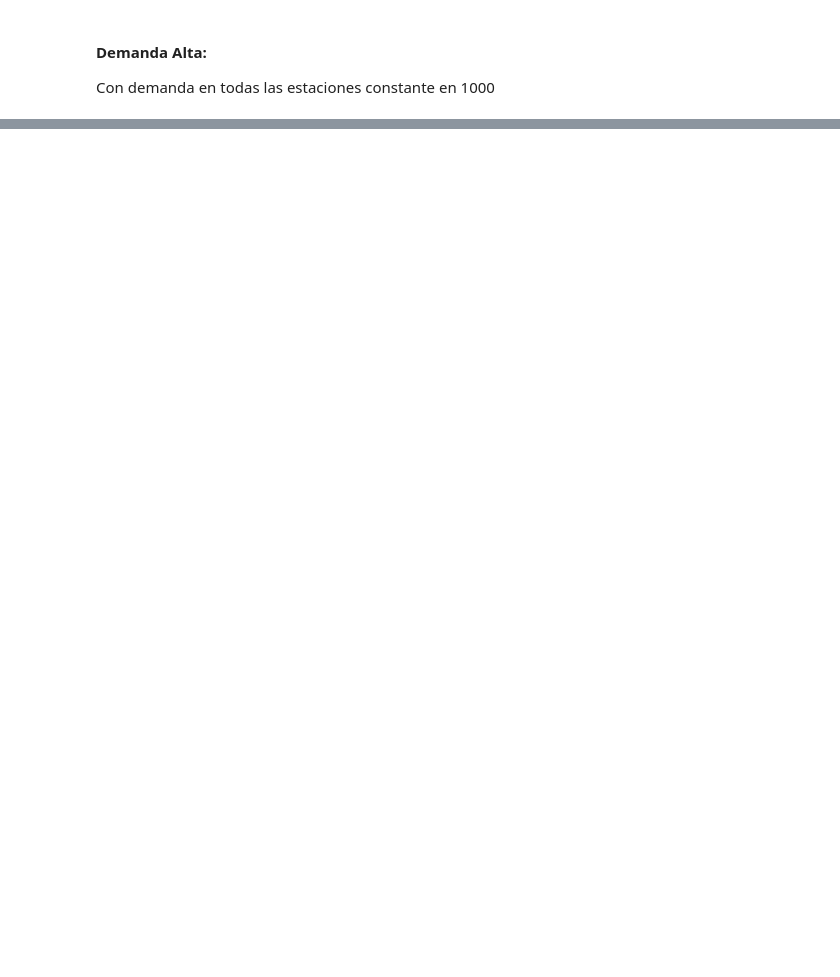
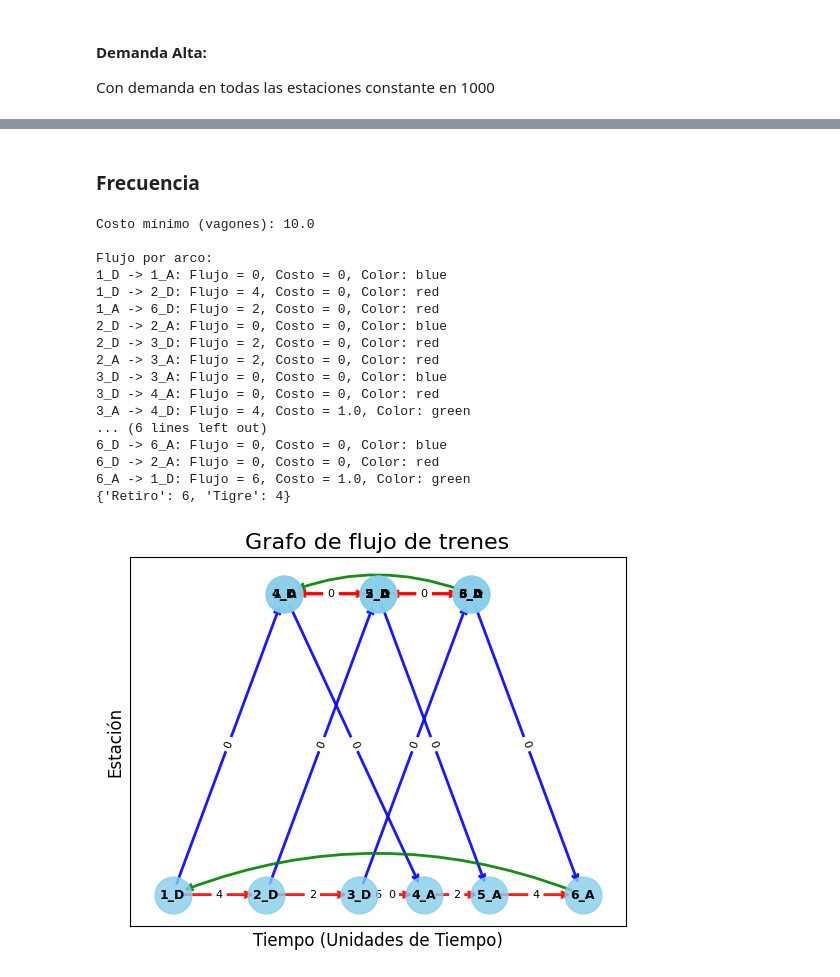
Before and after one commit to olinicholson/tp2_td5, a Jupyter notebook: src/main.ipynb, the cells around one changed output, grey strips where cells are left out. Cells and saved outputs as stored; diff of their text form; code cells hidden in the pictures; blank space fills up the shorter version.

```diff
--- a/src/main.ipynb
+++ b/src/main.ipynb
@@ -402,0 +444,24 @@ Flujo por arco:
+# %% [markdown]
+### Frecuencia
+# %%
+path = [r"../instances/experimentacion/frecuencia/costo_30.json"]
+circulacion(path, True)
+# %% [output]
+Costo mínimo (vagones): 10.0
+
+Flujo por arco:
+1_D -> 1_A: Flujo = 0, Costo = 0, Color: blue
+1_D -> 2_D: Flujo = 4, Costo = 0, Color: red
+1_A -> 6_D: Flujo = 2, Costo = 0, Color: red
+2_D -> 2_A: Flujo = 0, Costo = 0, Color: blue
+2_D -> 3_D: Flujo = 2, Costo = 0, Color: red
+2_A -> 3_A: Flujo = 2, Costo = 0, Color: red
+3_D -> 3_A: Flujo = 0, Costo = 0, Color: blue
+3_D -> 4_A: Flujo = 0, Costo = 0, Color: red
+3_A -> 4_D: Flujo = 4, Costo = 1.0, Color: green
+... (6 lines left out)
+6_D -> 6_A: Flujo = 0, Costo = 0, Color: blue
+6_D -> 2_A: Flujo = 0, Costo = 0, Color: red
+6_A -> 1_D: Flujo = 6, Costo = 1.0, Color: green
+{'Retiro': 6, 'Tigre': 4}
+[figure, added]
```
Also changed, not shown: parts of 15 cells of this notebook, 12 other files.
